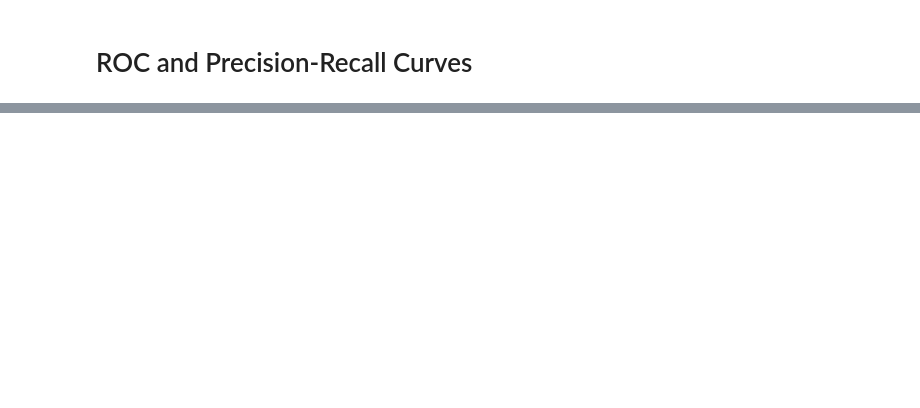
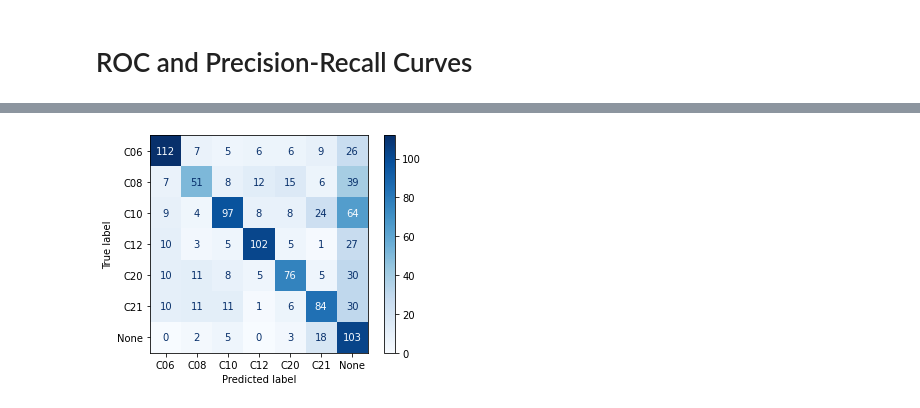
Before and after one commit to DCabornero/IREI, a Jupyter notebook: IREI1/HandsOn.ipynb, the cells around one changed output, grey strips where cells are left out. Cells and saved outputs as stored; diff of their text form; code cells hidden in the pictures; blank space fills up the shorter version.

Commit message:
Implemented accuracy and so on

```diff
--- a/IREI1/HandsOn.ipynb
+++ b/IREI1/HandsOn.ipynb
@@ -190,4 +163,3 @@ knn_probs = knn.predict_proba(np.asarray(tfidf_test))
 # %%
-acc = knn.score(np.asarray(tfidf_test),np.asarray(y_test))
-
-print("Accuracy: ", acc)
+knn_probs = knn.predict_proba(np.asarray(tfidf_test))
+knn_preds = knn.predict(np.asarray(tfidf_test))
@@ -411,0 +282,13 @@ plot_recprec_curves(y_test, knn_probs, nn_probs)
+# %%
+# The prediction remains only if the probability is higher than the threshold
+def apply_threshold(preds, probs, threshold):
+    new_preds = []
+    maxprob = np.array([np.max(row) for row in probs])
+    for pred,prob in zip(preds,maxprob):
+        if prob < threshold:
+            new_preds.append("None")
+        else:
+            new_preds.append(pred)
+    return new_preds
+
+knn_preds = apply_threshold(knn_preds,knn_probs, best_thres['knn'])
@@ -411,0 +297,8 @@ plot_recprec_curves(y_test, knn_probs, nn_probs)
+# %%
+disp = ConfusionMatrixDisplay.from_predictions(
+        y_test,
+        knn_preds,
+        cmap=plt.cm.Blues,
+    )
+# %% [output]
+[figure, added]
```
Also changed, not shown: parts of 24 cells of this notebook.
